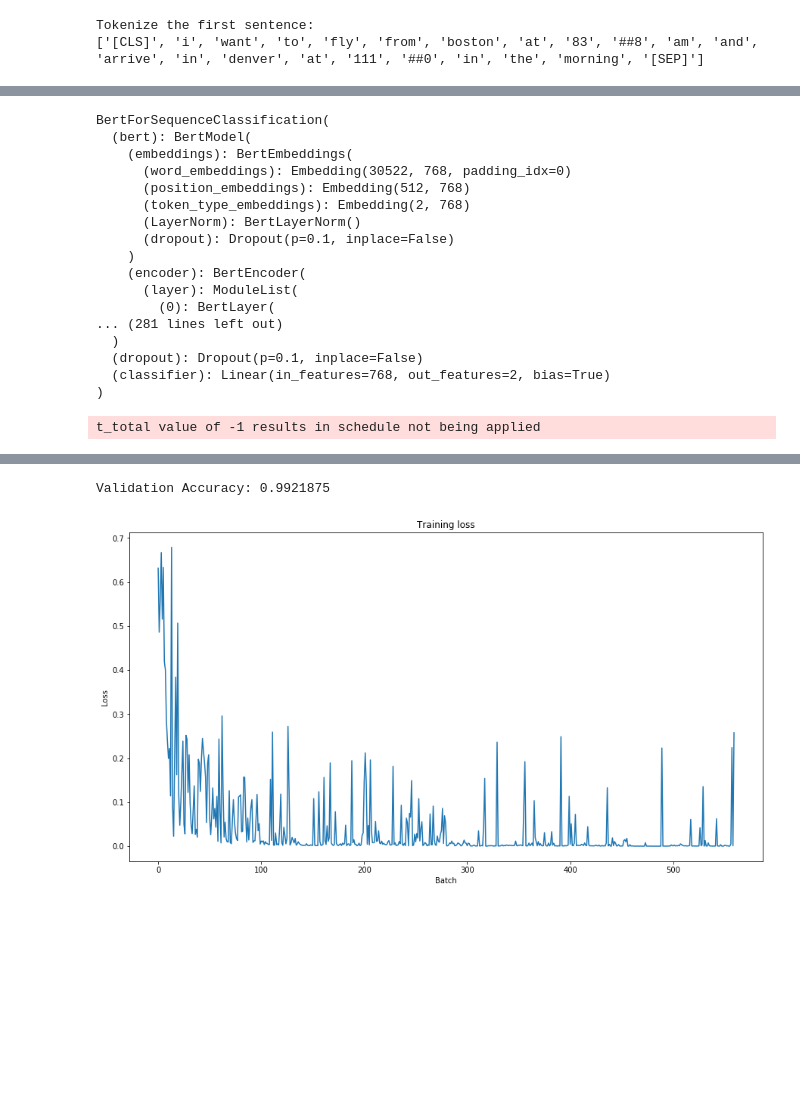
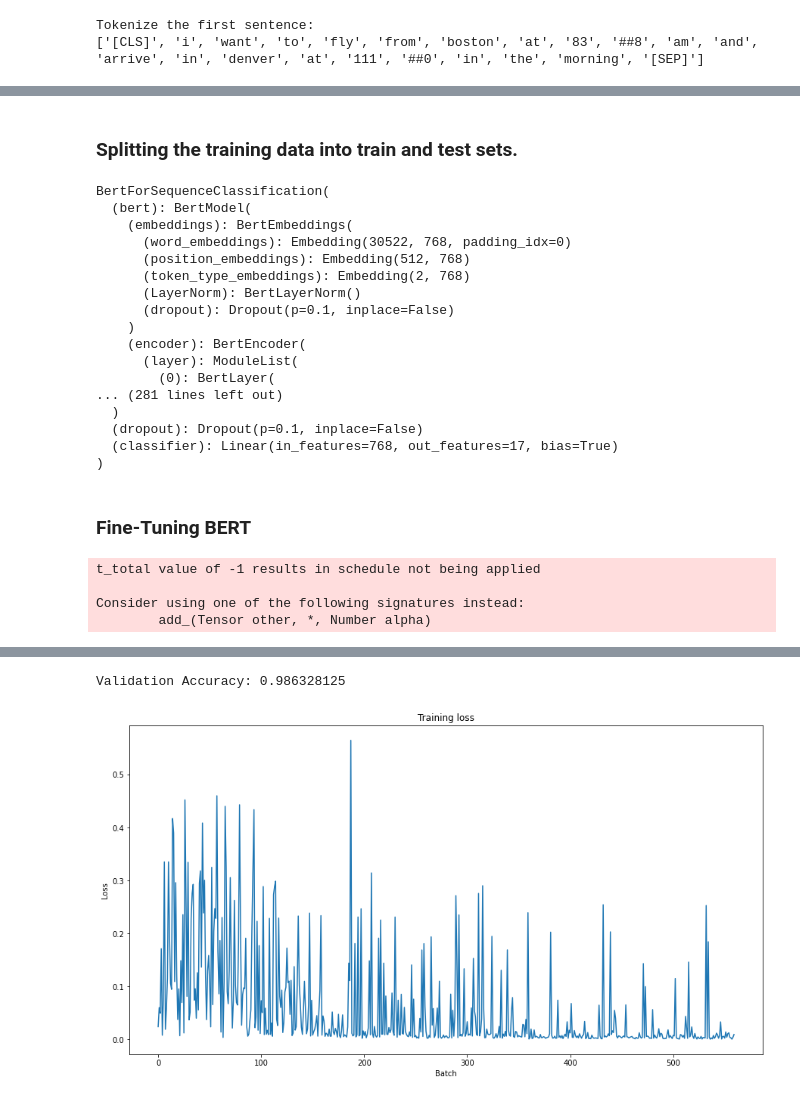
Before and after one commit to practical-nlp/practical-nlp-code, a Jupyter notebook: Ch6/BERT_ATIS.ipynb, the cells around one changed output, grey strips where cells are left out. Cells and saved outputs as stored; diff of their text form; code cells hidden in the pictures; blank space fills up the shorter version.

```diff
--- a/Ch6/BERT_ATIS.ipynb
+++ b/Ch6/BERT_ATIS.ipynb
@@ -236,9 +243,20 @@ intent_data_label_train[intent_data_label_train==-1] = 1
+# %%
+intent_data_label_train = train_labels#renaming
+# %% [markdown]
+### Splitting the training data into train and test sets.
 # %%
 # Use train_test_split to split our data into train and validation sets for training
-train_inputs, validation_inputs, train_labels, validation_labels = train_test_split(input_ids, intent_data_label_train,
-                                                            random_state=2018, test_size=0.1)
-train_masks, validation_masks, _, _ = train_test_split(attention_masks, input_ids,
-                                             random_state=2018, test_size=0.1)
+
+
+train_inputs, validation_inputs, train_labels, validation_labels = train_test_split(input_ids,
+                                                                                    intent_data_label_train,
+                                                                                    random_state=2020,
+                                                                                    test_size=0.1)
+train_masks, validation_masks, _, _ = train_test_split(attention_masks,
+                                                       input_ids,
+                                                       random_state=2020,
+                                                       test_size=0.1)
+
 
 # Convert all of our data into torch tensors, the required datatype for our model
 train_inputs = torch.tensor(train_inputs)
@@ -259,7 +277,7 @@ validation_data = TensorDataset(validation_inputs, validation_masks, validation_
 validation_sampler = SequentialSampler(validation_data)
 validation_dataloader = DataLoader(validation_data, sampler=validation_sampler, batch_size=batch_size)
 # %%
-model = BertForSequenceClassification.from_pretrained("bert-base-uncased", num_labels=2)
+model = BertForSequenceClassification.from_pretrained("bert-base-uncased", num_labels=17)
 model.cuda()
 # %% [output]
 BertForSequenceClassification(
@@ -277,22 +295,29 @@ BertForSequenceClassification(
 ... (281 lines left out)
   )
   (dropout): Dropout(p=0.1, inplace=False)
-  (classifier): Linear(in_features=768, out_features=2, bias=True)
+  (classifier): Linear(in_features=768, out_features=17, bias=True)
 )
+# %% [markdown]
+### Fine-Tuning BERT
 # %%
 # BERT fine-tuning parameters
-param_optimizer = list(model.named_parameters())
-no_decay = ['bias', 'gamma', 'beta']
-optimizer_grouped_parameters = [
-    {'params': [p for n, p in param_optimizer if not any(nd in n for nd in no_decay)],
-     'weight_decay_rate': 0.01},
-    {'params': [p for n, p in param_optimizer if any(nd in n for nd in no_decay)],
-     'weight_decay_rate': 0.0}
-]
+FULL_FINETUNING = True
+if FULL_FINETUNING:
+  param_optimizer = list(model.named_parameters())
+  no_decay = ['bias', 'gamma', 'beta']
+  optimizer_grouped_parameters = [
+      {'params': [p for n, p in param_optimizer if not any(nd in n for nd in no_decay)],
+      'weight_decay_rate': 0.01},
+      {'params': [p for n, p in param_optimizer if any(nd in n for nd in no_decay)],
+      'weight_decay_rate': 0.0}
+  ]
+else:
+    param_optimizer = list(model.classifier.named_parameters())
+    optimizer_grouped_parameters = [{"params": [p for n, p in param_optimizer]}]
 
-optimizer = BertAdam(optimizer_grouped_parameters,
-                     lr=2e-5,
-                     warmup=.1)
+optimizer = BertAdam(optimizer_grouped_parameters, lr=3e-5)
+
+
 
 # Function to calculate the accuracy of our predictions vs labels
 def flat_accuracy(preds, labels):
@@ -308,7 +333,7 @@ epochs = 4
 # BERT training loop
 for _ in trange(epochs, desc="Epoch"):
 
-  ## TRAINING
+  ###### TRAINING ######
 
   # Set our model to training mode
   model.train()
@@ -336,7 +361,7 @@ for _ in trange(epochs, desc="Epoch"):
     nb_tr_steps += 1
   print("Train loss: {}".format(tr_loss/nb_tr_steps))
 
-  ## VALIDATION
+  ###### VALIDATION ######
 
   # Put model in evaluation mode
   model.eval()
@@ -370,3 +395,6 @@ plt.plot(train_loss_set)
 plt.show()
 # %% [output]
 t_total value of -1 results in schedule not being applied
+
+Consider using one of the following signatures instead:
+        add_(Tensor other, *, Number alpha)
@@ -380,2 +408,2 @@ Train loss: 0.009972668485715985
-Validation Accuracy: 0.9921875
+Validation Accuracy: 0.986328125
-[figure, old version]
+[figure, new version]
```
Also changed, not shown: parts of 22 cells of this notebook, 3 other files.
